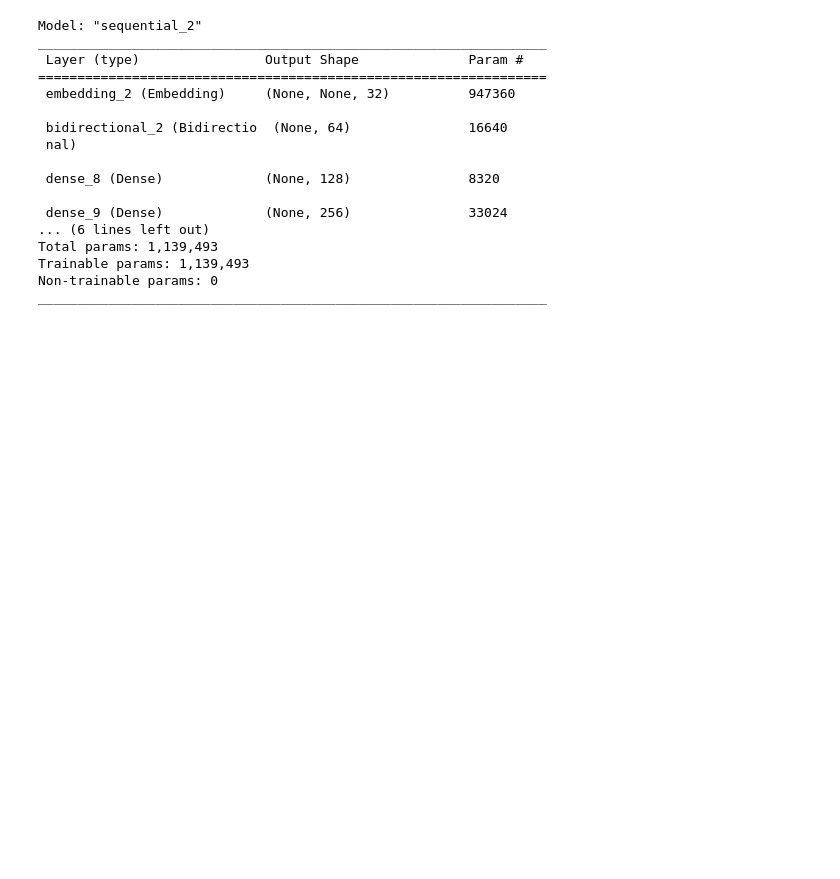
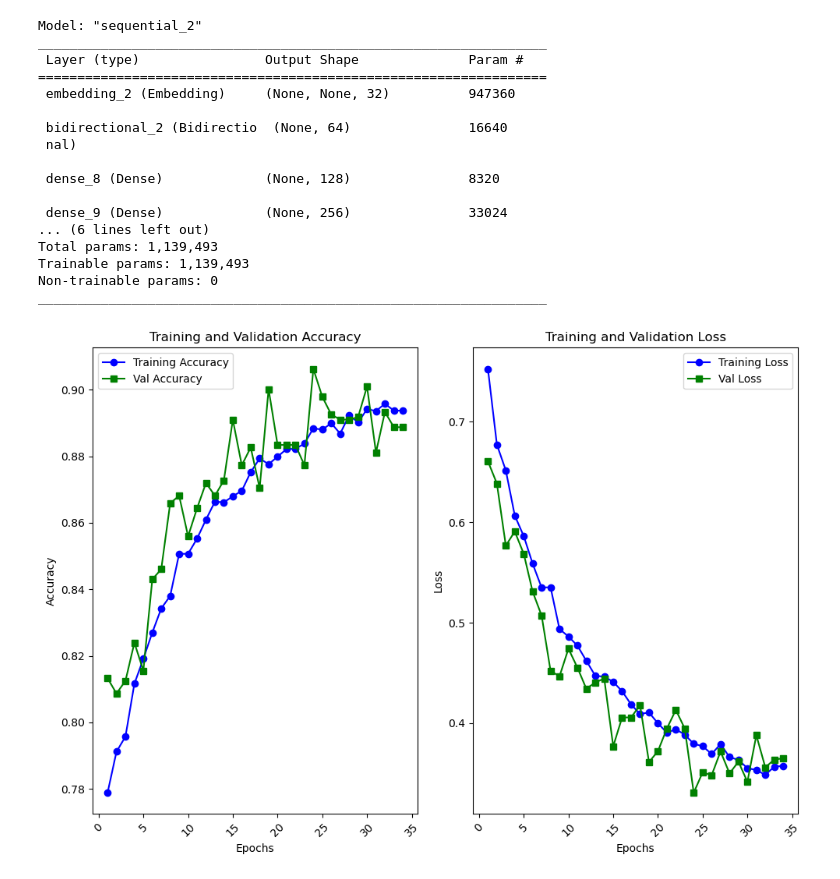
Before and after one commit to MaukanMir/Chat-GPT-Reviews-Sentiment-Analysis, a Jupyter notebook: training.ipynb, the cells around one changed output. Cells and saved outputs as stored; diff of their text form; code cells hidden in the pictures; blank space fills up the shorter version.

```diff
--- a/training.ipynb
+++ b/training.ipynb
@@ -66,7 +66,7 @@ def plot_learning_curves(history):
   epochs = range(1, len(acc)+1)
 
   plt.figure(figsize=(10, 7))
-  plt.subplots(1,2,1)
+  plt.subplot(1,2,1)
   plt.plot(epochs, acc, "bo-", label="Training Accuracy")
   plt.plot(epochs, val_acc, "gs-", label="Val Accuracy")
   plt.title('Training and Validation Accuracy')
@@ -75,7 +75,7 @@ def plot_learning_curves(history):
   plt.legend()
   plt.xticks(rotation=45)
 
-  plt.subplots(1,2,2)
+  plt.subplot(1,2,2)
   plt.plot(epochs, loss, "bo-", label="Training Loss")
   plt.plot(epochs, val_loss, "gs-", label="Val Loss")
   plt.title('Training and Validation Loss')
@@ -336,3 +336,7 @@ history = model.fit(
   verbose=0,
   callbacks=[early_stopping]
 )
+# %%
+plot_learning_curves(history)
+# %% [output]
+[figure, added]
```
Also changed, not shown: parts of 4 cells of this notebook.
